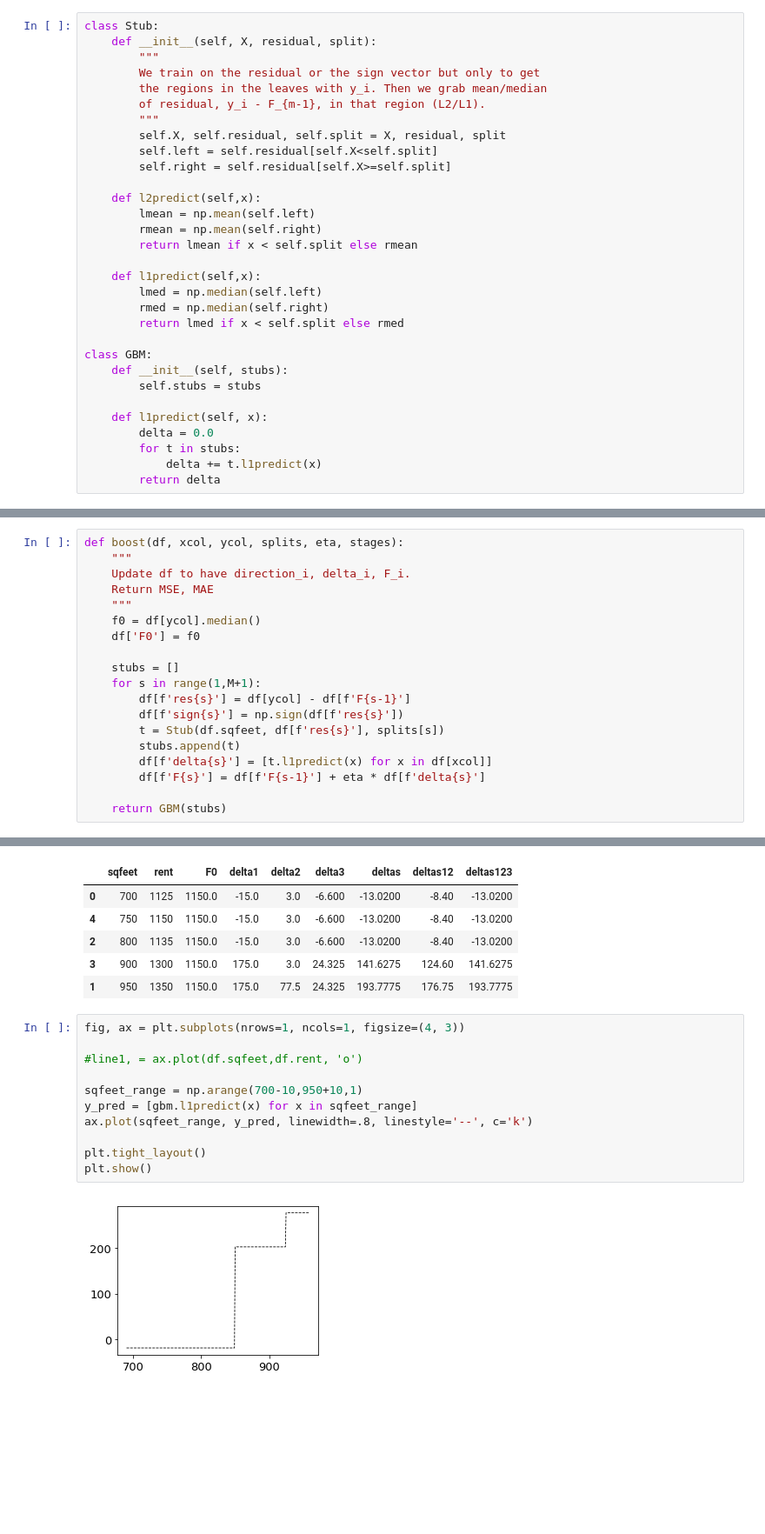
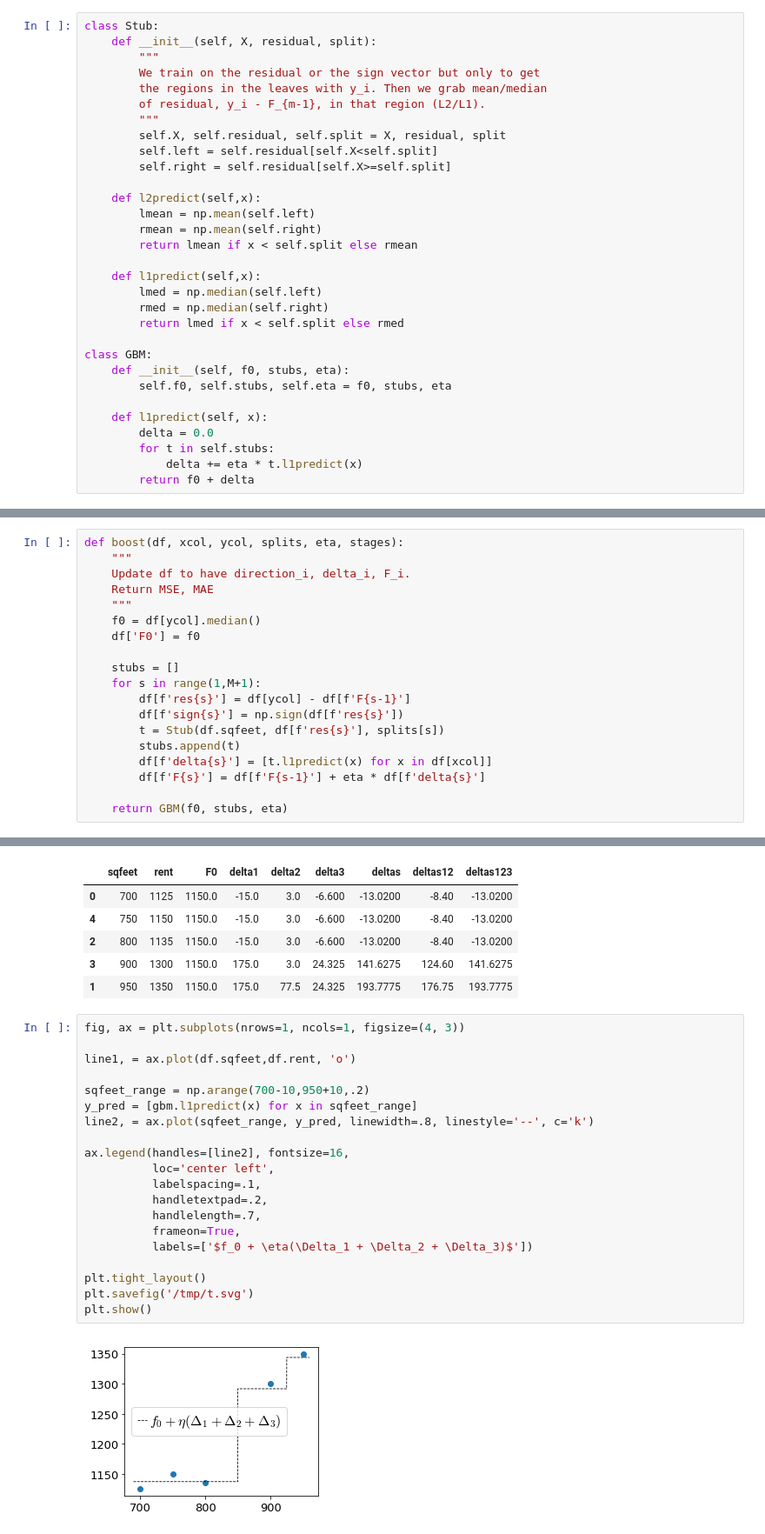
Before and after one commit to parrt/ml-articles, a Jupyter notebook: gradient-boosting/notebooks/dev-mae.ipynb, the cells around one changed output, grey strips where cells are left out. Shown at 87% size. Cells and saved outputs as stored; diff of their text form; blank space fills up the shorter version.

```diff
--- a/gradient-boosting/notebooks/dev-mae.ipynb
+++ b/gradient-boosting/notebooks/dev-mae.ipynb
@@ -53,14 +53,14 @@ class Stub:
         return lmed if x < self.split else rmed
 
 class GBM:
-    def __init__(self, stubs):
-        self.stubs = stubs
+    def __init__(self, f0, stubs, eta):
+        self.f0, self.stubs, self.eta = f0, stubs, eta
 
     def l1predict(self, x):
         delta = 0.0
-        for t in stubs:
-            delta += t.l1predict(x)
-        return delta
+        for t in self.stubs:
+            delta += eta * t.l1predict(x)
+        return f0 + delta
 # %%
 df = data()
 df
@@ -91,7 +91,7 @@ def boost(df, xcol, ycol, splits, eta, stages):
         df[f'delta{s}'] = [t.l1predict(x) for x in df[xcol]]
         df[f'F{s}'] = df[f'F{s-1}'] + eta * df[f'delta{s}']
 
-    return GBM(stubs)
+    return GBM(f0, stubs, eta)
 # %%
 M = 3
 eta = 0.7
@@ -263,13 +263,22 @@ df[['sqfeet','rent','F0','delta1','delta2','delta3','deltas','deltas12','deltas1
 # %%
 fig, ax = plt.subplots(nrows=1, ncols=1, figsize=(4, 3))
 
-#line1, = ax.plot(df.sqfeet,df.rent, 'o')
+line1, = ax.plot(df.sqfeet,df.rent, 'o')
 
-sqfeet_range = np.arange(700-10,950+10,1)
+sqfeet_range = np.arange(700-10,950+10,.2)
 y_pred = [gbm.l1predict(x) for x in sqfeet_range]
-ax.plot(sqfeet_range, y_pred, linewidth=.8, linestyle='--', c='k')
+line2, = ax.plot(sqfeet_range, y_pred, linewidth=.8, linestyle='--', c='k')
+
+ax.legend(handles=[line2], fontsize=16,
+          loc='center left',
+          labelspacing=.1,
+          handletextpad=.2,
+          handlelength=.7,
+          frameon=True,
+          labels=['$f_0 + \eta(\Delta_1 + \Delta_2 + \Delta_3)$'])
 
 plt.tight_layout()
+plt.savefig('/tmp/t.svg')
 plt.show()
 # %% [output]
-[figure, old version]
+[figure, new version]
```
